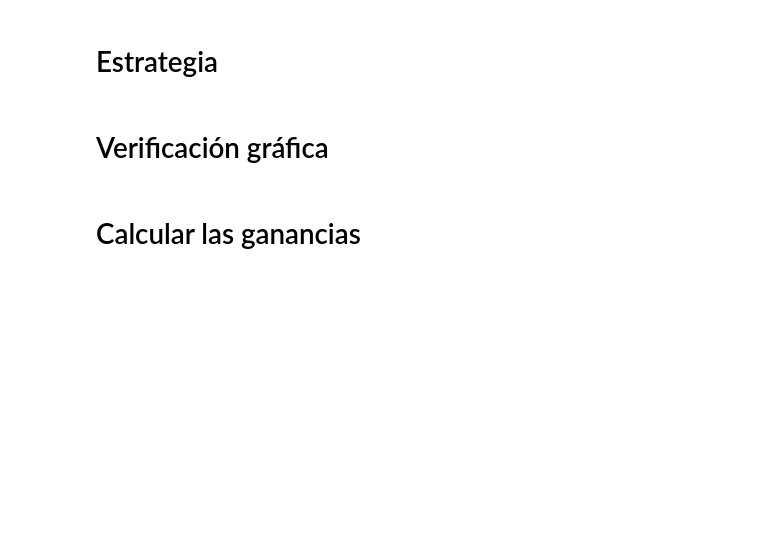
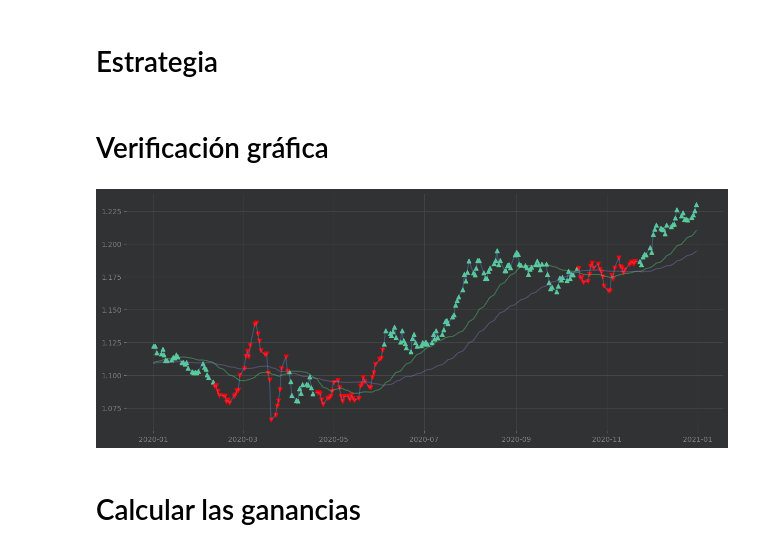
Before and after one commit to luissoler57/trading-algoritmico-a-z-con-python, a Jupyter notebook: ES_TA_Capítulo_04_Crea_tu_primera_estrategia_de_trading.ipynb, the cells around one changed output. Cells and saved outputs as stored; diff of their text form; code cells hidden in the pictures; blank space fills up the shorter version.

```diff
--- a/ES_TA_Capítulo_04_Crea_tu_primera_estrategia_de_trading.ipynb
+++ b/ES_TA_Capítulo_04_Crea_tu_primera_estrategia_de_trading.ipynb
@@ -108,6 +157,39 @@ df
 # %% [markdown]
 # Estrategia
+# %%
+df["position"] = np.nan
+
+# Create the condition
+# loc = localizar donde SMA fast sea mayor a SMA slow, llenamos con 1
+df.loc[(df["SMA fast"] > df["SMA slow"]), "position"] = 1
+# loc = localizar donde SMA fast sea menor a SMA slow, llenamos con -1
+df.loc[(df["SMA fast"] < df["SMA slow"]), "position"] = -1
 # %% [markdown]
 # Verificación gráfica
+# %%
+# Representamos toda la senal para asegurarnos de que sea correcta
+
+year = "2020"
+
+# Seleccionar toda la senal en una lista de indices para representar solo estos puntos
+idx_open = df.loc[df["position"] == 1].loc[year].index
+idx_close = df.loc[df["position"] == -1].loc[year].index
+
+# Adaptar el size del grafico
+plt.figure(figsize=(15, 6))
+
+
+# Representar los puntos de la senal larga 'Open' en verde y la 'sell' en rojo
+plt.scatter(idx_open, df.loc[idx_open]["close"].loc[year], color="#57CE95", marker="^")
+plt.scatter(idx_close, df.loc[idx_close]["close"].loc[year], color="red", marker="v")
+
+# Representar la resistencia para asegurarse de que las condiciones se completan
+plt.plot(df["close"].loc[year].index, df["close"].loc[year], alpha=0.35)
+plt.plot(df["close"].loc[year].index, df["SMA fast"].loc[year], alpha=0.35)
+plt.plot(df["close"].loc[year].index, df["SMA slow"].loc[year], alpha=0.35)
+
+plt.show()
+# %% [output]
+[figure, added]
 # %% [markdown]
 # Calcular las ganancias
```
Also changed, not shown: parts of 15 cells of this notebook, 1 other file.
